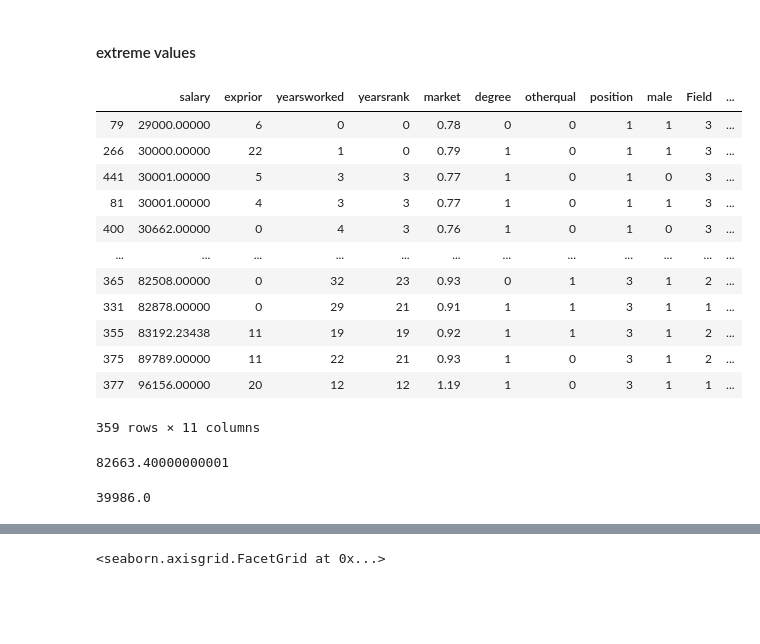
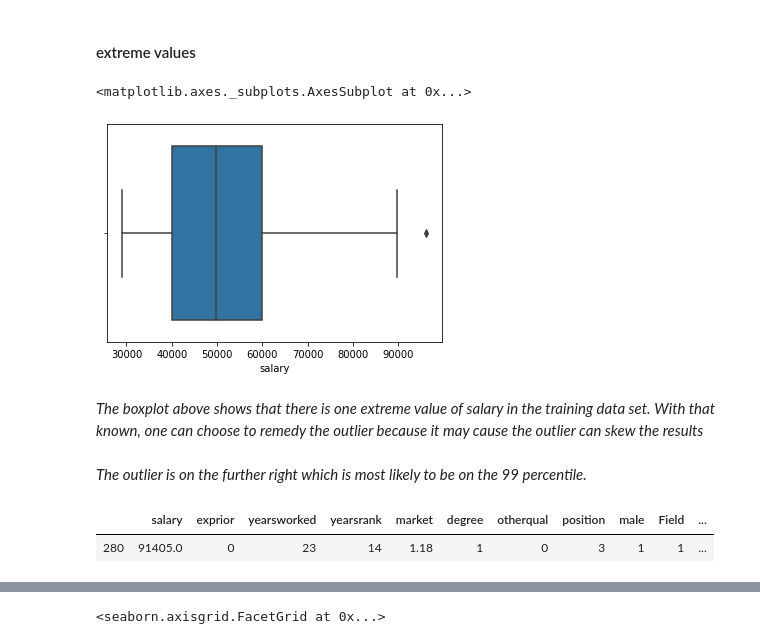
Before and after one commit to LeboSeribe/Linear-Regression, a Jupyter notebook: Linear regression.ipynb, the cells around one changed output, grey strips where cells are left out. Saved outputs shown, nothing was run; the diff lists cells and outputs as text; code cells hidden in the pictures; blank space fills up the shorter version.

```diff
--- a/Linear regression.ipynb
+++ b/Linear regression.ipynb
@@ -50,0 +54,4 @@ dtype: int64
+# %%
+data =data.drop_duplicates()
+# %%
+data['salary'].fillna(data['salary'].mean(),inplace=True)
@@ -133,2 +115,0 @@ dtype: int64
-# %%
-x_train['salary'].fillna(data['salary'].mean(),inplace=True)
@@ -155,18 +118,19 @@ dtype: int64
 # %% [markdown]
 #### extreme values
+# %%
+sns.boxplot(x_train['salary'])
+# %% [output]
+<matplotlib.axes._subplots.AxesSubplot at 0x...>
+[figure, added]
+# %% [markdown]
+*The boxplot above shows that there is one extreme value of salary in the training data set.*
+*With that known, one can choose to remedy the outlier because it may cause the outlier can skew the results*
+# %% [markdown]
+*The outlier is on the further right which is most likely to be on the 99 percentile.*
+# %%
+Q3 = x_train["salary"].quantile(0.9999999)
 # %%
-x_train.sort_values(by='salary')
+x_train[(x_train["salary"] > Q3)]
 # %% [output]
 |  | salary | exprior | yearsworked | yearsrank | market | degree | otherqual | position | male | Field | ... |
-| 79 | 29000.00000 | 6 | 0 | 0 | 0.78 | 0 | 0 | 1 | 1 | 3 | ... |
-| 266 | 30000.00000 | 22 | 1 | 0 | 0.79 | 1 | 0 | 1 | 1 | 3 | ... |
-| 441 | 30001.00000 | 5 | 3 | 3 | 0.77 | 1 | 0 | 1 | 0 | 3 | ... |
-| 81 | 30001.00000 | 4 | 3 | 3 | 0.77 | 1 | 0 | 1 | 1 | 3 | ... |
-| 400 | 30662.00000 | 0 | 4 | 3 | 0.76 | 1 | 0 | 1 | 0 | 3 | ... |
-| ... | ... | ... | ... | ... | ... | ... | ... | ... | ... | ... | ... |
-| 365 | 82508.00000 | 0 | 32 | 23 | 0.93 | 0 | 1 | 3 | 1 | 2 | ... |
-| 331 | 82878.00000 | 0 | 29 | 21 | 0.91 | 1 | 1 | 3 | 1 | 1 | ... |
-| 355 | 83192.23438 | 11 | 19 | 19 | 0.92 | 1 | 1 | 3 | 1 | 2 | ... |
-| 375 | 89789.00000 | 11 | 22 | 21 | 0.93 | 1 | 0 | 3 | 1 | 2 | ... |
-| 377 | 96156.00000 | 20 | 12 | 12 | 1.19 | 1 | 0 | 3 | 1 | 1 | ... |
+| 280 | 91405.0 | 0 | 23 | 14 | 1.18 | 1 | 0 | 3 | 1 | 1 | ... |
-359 rows × 11 columns
@@ -175,4 +136,0 @@ q_high = x_train["salary"].quantile(0.99)
-# %%
-q_high
-# %% [output]
-82663.40000000001
@@ -181,4 +136,0 @@ q_low = x_train["salary"].quantile(0.25)
-# %%
-q_low
-# %% [output]
-39986.0
```
Also changed, not shown: parts of 31 cells of this notebook.
